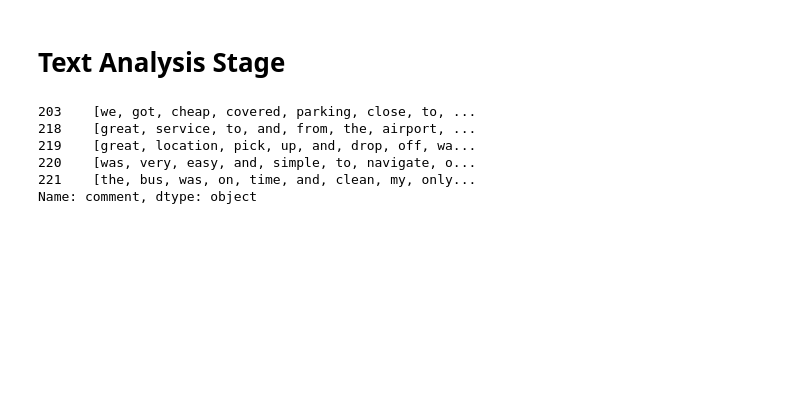
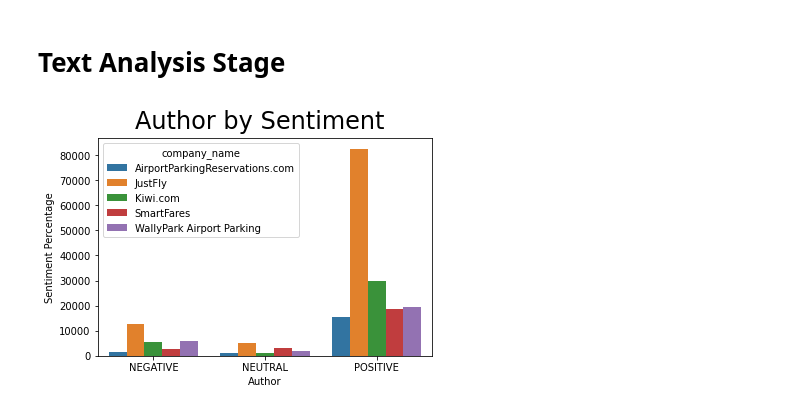
Before and after one commit to maksym1503/ForHomeworks, a Jupyter notebook: Final Project by Bilyi.ipynb, the cells around one changed output. Drawn from its saved outputs; the diff is of its cells as text; code cells hidden in the pictures; blank space fills up the shorter version.

```diff
--- a/Final Project by Bilyi.ipynb
+++ b/Final Project by Bilyi.ipynb
@@ -122,7 +122,7 @@ pd.options.mode.chained_assignment = None
 # %%
 # to see average amount of words in each reviews in each company
 
-#ds1['word_count'] = ds1['comment'].apply(lambda x: len(str(x).split(" ")))
+ds1['word_count'] = ds1['comment'].apply(lambda x: len(str(x).split(" ")))
 
 
-#ds1.groupby("company_name").word_count.mean().sort_values(ascending=False)[:5]
+ds1.groupby("company_name").word_count.mean().sort_values(ascending=False)[:5]
@@ -148,9 +153,43 @@ tokens = ds1['comment'].apply(word_tokenize)
-# %%
-tokens.head()
-# %% [output]
-203    [we, got, cheap, covered, parking, close, to, ...
-218    [great, service, to, and, from, the, airport, ...
-219    [great, location, pick, up, and, drop, off, wa...
-220    [was, very, easy, and, simple, to, navigate, o...
-221    [the, bus, was, on, time, and, clean, my, only...
-Name: comment, dtype: object
+# %%
+# lemmatization - morphological analysis
+
+from textblob import Word
+
+ds1['comment'] = ds1['comment'].apply(lambda x: " ".join([Word(word).lemmatize() for word in x]))
+# %%
+# Sentiment Analysis
+
+from nltk.sentiment.vader import SentimentIntensityAnalyzer
+from nltk.sentiment.util import *
+import matplotlib.pyplot as plt
+import nltk
+
+#nltk.download('vader_lexicon')
+
+SIA = SentimentIntensityAnalyzer()
+
+# Applying Model, Variable Creation
+sentiment = ds1.copy()
+sentiment['polarity_score']=sentiment.comment.apply(lambda x:SIA.polarity_scores(x)['compound'])
+sentiment['neutral_score']=sentiment.comment.apply(lambda x:SIA.polarity_scores(x)['neu'])
+sentiment['negative_score']=sentiment.comment.apply(lambda x:SIA.polarity_scores(x)['neg'])
+sentiment['positive_score']=sentiment.comment.apply(lambda x:SIA.polarity_scores(x)['pos'])
+sentiment['sentiment']=''
+sentiment.loc[sentiment.polarity_score>0,'sentiment']='POSITIVE'
+sentiment.loc[sentiment.polarity_score==0,'sentiment']='NEUTRAL'
+sentiment.loc[sentiment.polarity_score<0,'sentiment']='NEGATIVE'
+
+# Normalize for Size
+auth_sent= sentiment.groupby(['company_name','sentiment'])[['comment']].count().reset_index()
+for x in ['EAP','HPL','MWS']:
+    auth_sent.comment[auth_sent.company_name == x] = (auth_sent.comment[auth_sent.sentiment == x]/\
+        auth_sent[auth_sent.sentiment ==x].comment.sum())*100
+# %%
+import seaborn as sns
+
+ax= sns.barplot(x='sentiment', y='comment',hue='company_name',data=auth_sent)
+ax.set(xlabel='Author', ylabel='Sentiment Percentage')
+ax.figure.suptitle("Author by Sentiment", fontsize = 24)
+plt.show()
+# %% [output]
+[figure, added]
```
Also changed, not shown: parts of 2 cells of this notebook.
